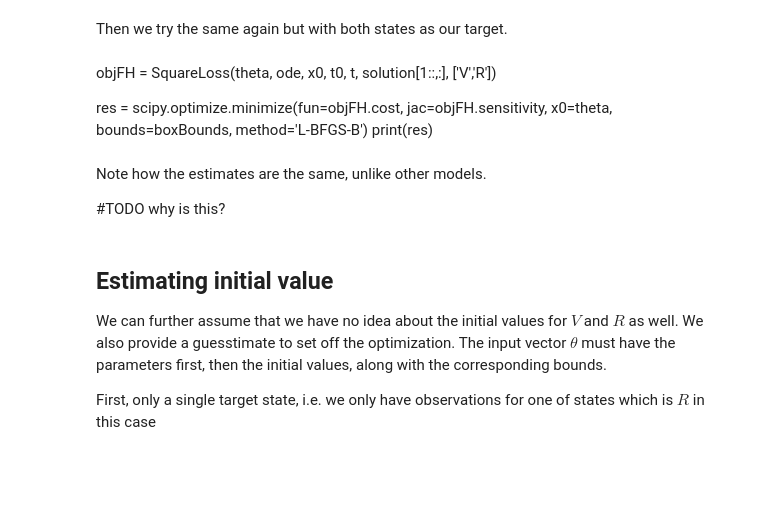
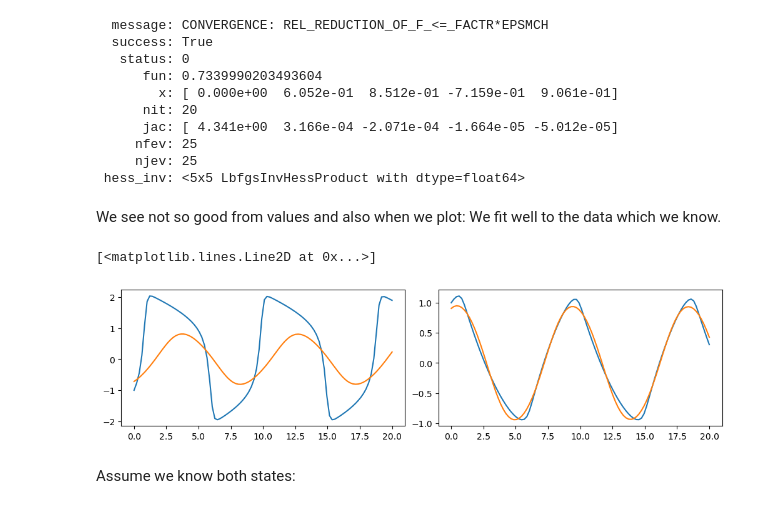
Before and after one commit to ukhsa-collaboration/pygom, a Jupyter notebook: docs/notebooks/paramfit/fh.ipynb, the cells around one changed output. Saved outputs shown, nothing was run; the diff lists cells and outputs as text; code cells hidden in the pictures; blank space fills up the shorter version.

```diff
--- a/docs/notebooks/paramfit/fh.ipynb
+++ b/docs/notebooks/paramfit/fh.ipynb
@@ -53,36 +93,53 @@ We will give the fitting a go with an initial guess which will enable us to reco
 # %%
-theta = [0.5, 0.5, 0.5]
+objFH = SquareLoss(theta, ode,
+                   t0=t[0], x0=x0,
+                   t=t[1::], y=solution[1::,1],
+                   state_name='R')
 
-objFH = SquareLoss(theta, ode, x0, t0, t, solution[1::,1], 'R')
+boxBounds = [(0.0,5.0),
+             (0.0,5.0),
+             (0.0,5.0),
+             (None,None),
+             (None,None)]
 
-boxBounds = [(0.0,5.0), (0.0,5.0), (0.0,5.0)]
-
-res = scipy.optimize.minimize(fun=objFH.cost, jac=objFH.sensitivity,
-                              x0=theta, bounds=boxBounds,
+res = scipy.optimize.minimize(fun=objFH.costIV,
+                              jac=objFH.sensitivityIV,
+                              x0=theta + [-1.0,1.0],
+                              bounds=boxBounds,
                               method='L-BFGS-B')
-
 print(res)
+# %% [output]
+  message: CONVERGENCE: REL_REDUCTION_OF_F_<=_FACTR*EPSMCH
+  success: True
+   status: 0
+      fun: 0.7339990203493604
+        x: [ 0.000e+00  6.052e-01  8.512e-01 -7.159e-01  9.061e-01]
+      nit: 20
+      jac: [ 4.341e+00  3.166e-04 -2.071e-04 -1.664e-05 -5.012e-05]
+     nfev: 25
+     njev: 25
+ hess_inv: <5x5 LbfgsInvHessProduct with dtype=float64>
-# %% [markdown]
-Then we try the same again but with both states as our target.
-# %% [markdown]
-objFH = SquareLoss(theta, ode, x0, t0, t, solution[1::,:], ['V','R'])
-
-res = scipy.optimize.minimize(fun=objFH.cost, jac=objFH.sensitivity, x0=theta,
-                              bounds=boxBounds, method='L-BFGS-B')
-print(res)
-# %% [markdown]
-
-Note how the estimates are the same, unlike other models.
-
-#TODO why is this?
-# %% [markdown]
-## Estimating initial value
-
-We can further assume that we have no idea about the initial values for
-$V$ and $R$ as well. We also provide a guesstimate to set off the
-optimization. The input vector $\theta$ must have the parameters first,
-then the initial values, along with the corresponding bounds.
-
-First, only a single target state, i.e. we only have observations for
-one of states which is $R$ in this case
+# %% [markdown]
+We see not so good from values and also when we plot: We fit well to the data which we know.
+# %%
+pars=res.x
+
+ode_est = common_models.FitzHugh([('a', pars[0]), ('b', pars[1]), ('c', pars[2])])
+
+x0_est = [pars[3], pars[4]]
+ode_est.initial_values = (x0_est, t[0])
+
+solution_est = ode_est.integrate(t[1::])
+
+f, axarr = plt.subplots(1,2, layout='constrained', figsize=(10, 2.5))
+
+axarr[0].plot(t, solution[:,0], color='C0')
+axarr[0].plot(t, solution_est[:,0], color='C1')
+axarr[1].plot(t, solution[:,1], color='C0')
+axarr[1].plot(t, solution_est[:,1], color='C1');
+# %% [output]
+[<matplotlib.lines.Line2D at 0x...>]
+[figure, added]
+# %% [markdown]
+Assume we know both states:
 # %%
```
Also changed, not shown: parts of 22 cells of this notebook, 16 other files.
